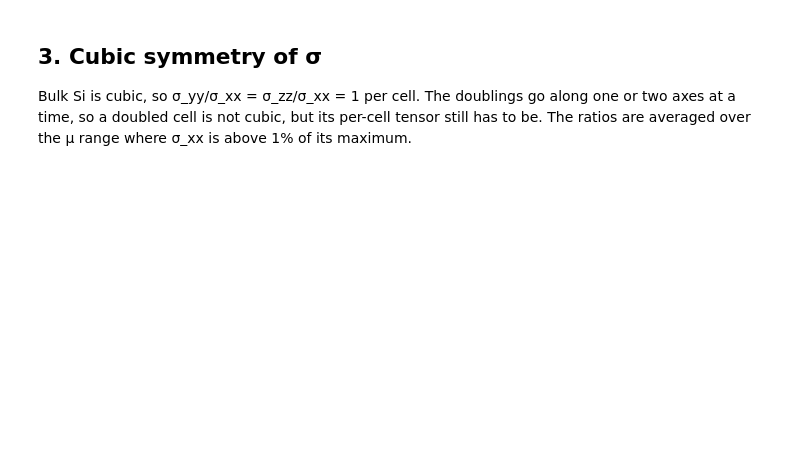
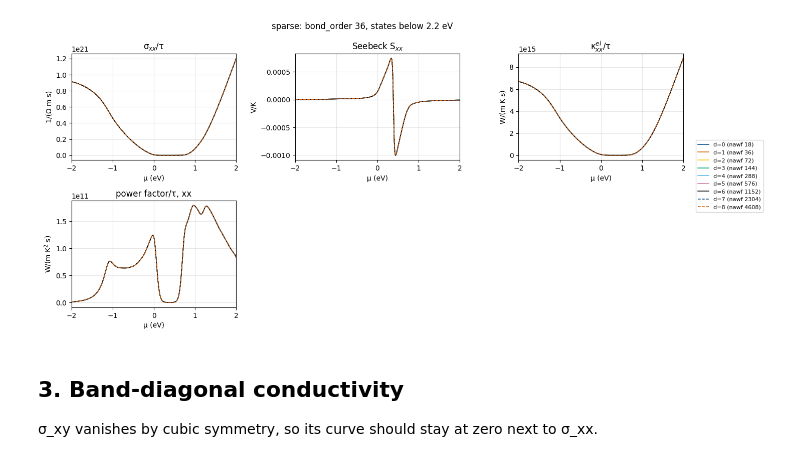
Before and after one commit to marcobn/PAOFLOW, a Jupyter notebook: benchmarks/sparse_scaling/observables.ipynb, the cells around one changed output. Drawn from its saved outputs; the diff is of its cells as text; code cells hidden in the pictures; blank space fills up the shorter version.

```diff
--- a/benchmarks/sparse_scaling/observables.ipynb
+++ b/benchmarks/sparse_scaling/observables.ipynb
@@ -88,20 +63,0 @@ deviation tables below. A grey vertical line marks where a curve is cut for the
-# %%
-shown = [n for n in names if not n.endswith(('_yy', '_zz'))]
-ncol = 3
-nrow = -(-len(shown) // ncol)
-fig, axes = plt.subplots(nrow, ncol, figsize=(15, 3.2 * nrow), squeeze=False)
-for ax, name in zip(axes.flat, shown):
-    for c in cases:
-        if name in c['curves']:
-            cv = c['curves'][name]
-            kw = dict(color=COLOR[c['d']], ls=STYLE[c['d']], lw=1.1)
-            ax.plot(cv['x'], cv['y'], label='d=%d' % c['d'], **kw)
-            if cv['xmax'] is not None:
-                ax.axvline(cv['xmax'], color='#888888', lw=0.8)
-    if name in ref:
-        ax.plot(ref[name]['x'], ref[name]['y'], 'k--', lw=1.0, label='reference')
-    ax.set_title(name)
-for ax in axes.flat[len(shown) :]:
-    ax.axis('off')
-axes.flat[0].legend(fontsize=7, ncol=2)
-fig.tight_layout()
@@ -159,19 +153,9 @@ fig.tight_layout()
 # %%
-# per curve: the deviation from the reference at the largest size, and the
-# worst deviation from the previous size
-vs_ref = {
-    c[: -len(' vs ref')]: dev[c].dropna().iloc[-1]
-    for c in dev
-    if c.endswith(' vs ref') and dev[c].notna().any()
-}
-vs_prev = {c[: -len(' vs prev')]: dev[c].max() for c in dev if c.endswith(' vs prev')}
-summary = pd.DataFrame({'vs ref, largest d': vs_ref, 'vs prev, worst': vs_prev})
-summary['vs prev within TOL'] = summary['vs prev, worst'] <= TOL
-summary
+show(['sigma_xx', 'seebeck_xx', 'kappa_xx', 'pf_xx', 'hall_trace'])
+# %% [output]
+[figure, added]
 # %% [markdown]
-## 3. Cubic symmetry of σ
+## 3. Band-diagonal conductivity
 
-Bulk Si is cubic, so σ_yy/σ_xx = σ_zz/σ_xx = 1 per cell. The doublings go along one or two axes
-at a time, so a doubled cell is not cubic, but its per-cell tensor still has to be. The ratios
-are averaged over the μ range where σ_xx is above 1% of its maximum.
+σ_xy vanishes by cubic symmetry, so its curve should stay at zero next to σ_xx.
 # %%
```
Also changed, not shown: parts of 14 cells of this notebook, 5 other files.
